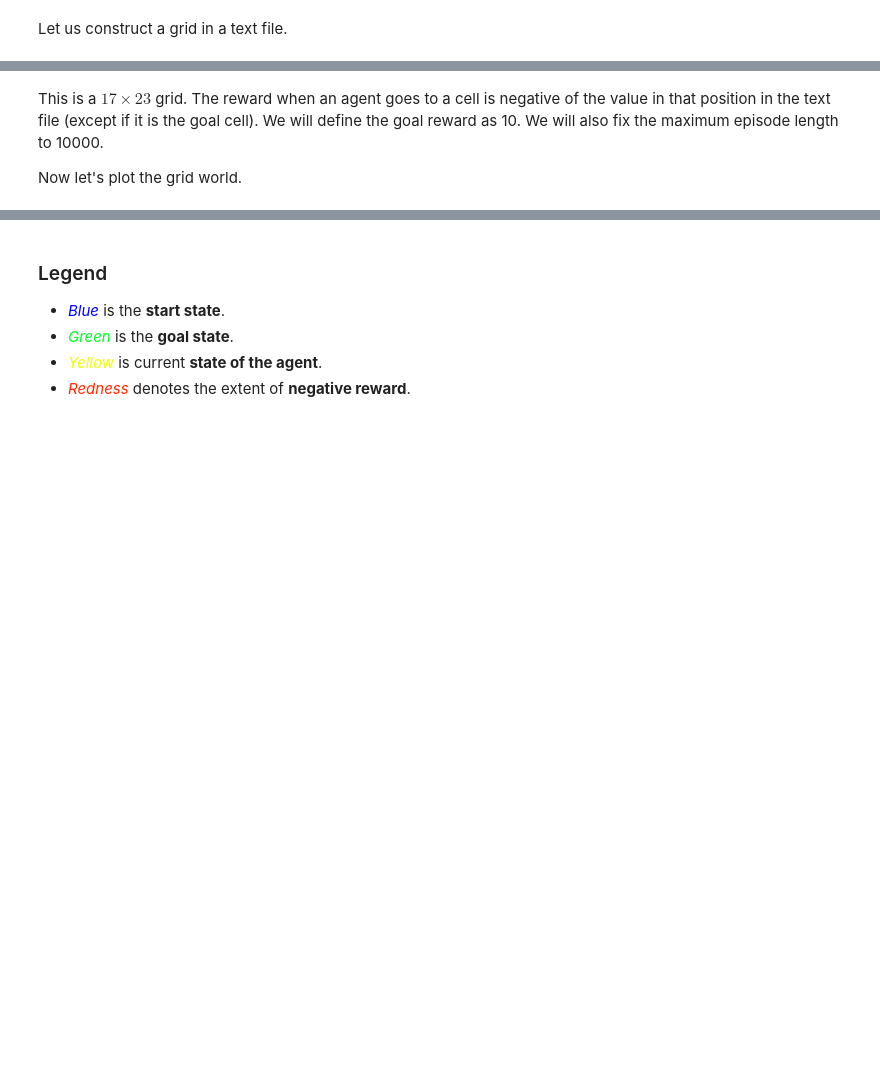
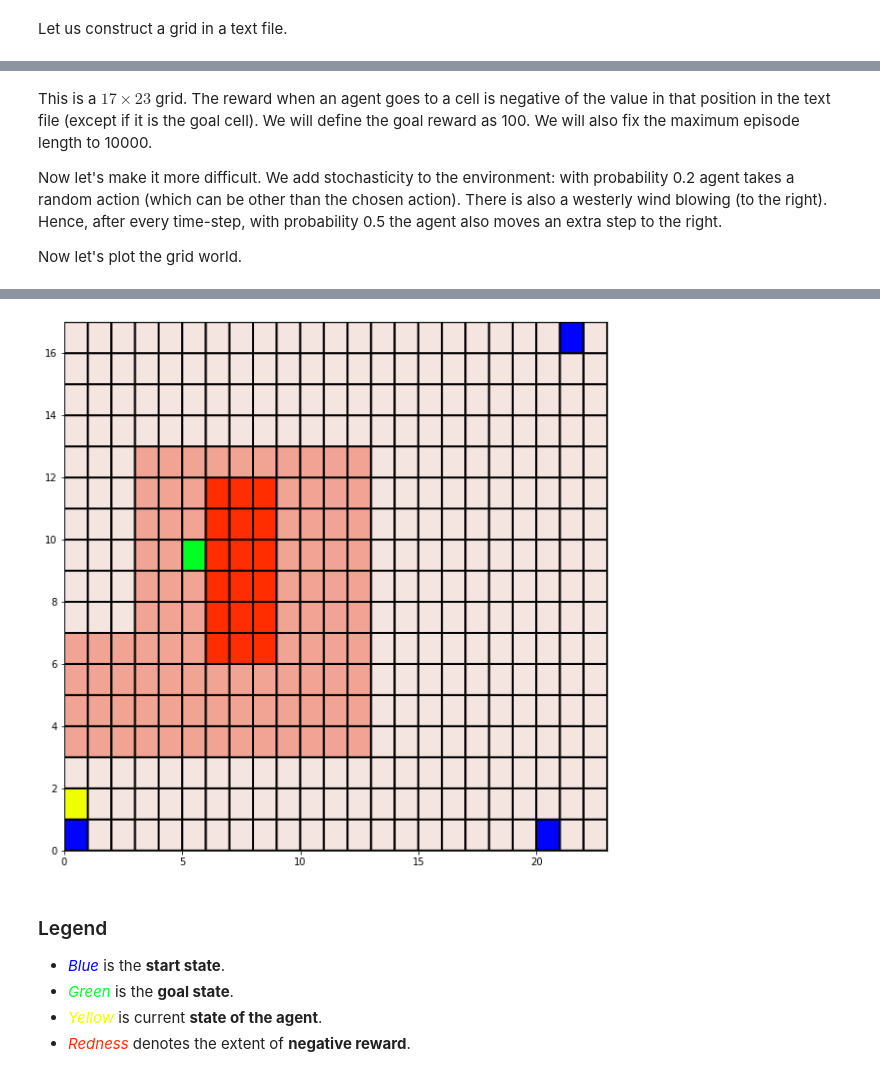
Before and after one commit to kage08/DRDO_RL_Tutorial, a Jupyter notebook: Q_SARSA/QLearning_SARSA.ipynb, the cells around one changed output, grey strips where cells are left out. Cells and saved outputs as stored; diff of their text form; code cells hidden in the pictures; blank space fills up the shorter version.

```diff
--- a/Q_SARSA/QLearning_SARSA.ipynb
+++ b/Q_SARSA/QLearning_SARSA.ipynb
@@ -31,11 +25,11 @@ The agent can move from one grid coordinate to one of its adjacent grids using o
 Actions that can result in taking the agent off the grid will not yield any effect.
 Lets look at the environment.
 # %%
-UP = 0
-DOWN = 1
+DOWN = 0
+UP = 1
 LEFT = 2
 RIGHT = 3
-actions = [UP, DOWN, LEFT, RIGHT]
+actions = [DOWN, UP, LEFT, RIGHT]
 # %% [markdown]
 Let us construct a grid in a text file.
 # %%
@@ -51,18 +55,22 @@ Let us construct a grid in a text file.
 # %% [markdown]
-This is a $17\times 23$ grid. The reward when an agent goes to a cell is negative of the value in that position in the text file (except if it is the goal cell). We will define the goal reward as 10. We will also fix the maximum episode length to 10000.
+This is a $17\times 23$ grid. The reward when an agent goes to a cell is negative of the value in that position in the text file (except if it is the goal cell). We will define the goal reward as 100. We will also fix the maximum episode length to 10000.
+
+Now let's make it more difficult. We add stochasticity to the environment: with probability 0.2 agent takes a random action (which can be other than the chosen action).
+There is also a westerly wind blowing (to the right). Hence, after every time-step, with probability 0.5 the agent also moves an extra step to the right.
 
 Now let's plot the grid world.
 # %%
 world = 'grid_world2.txt'
-goal_reward = 10
-start_states = [(0,0)]
-goal_states=[(10,10)]
+goal_reward = 100
+start_states = [(0,0), (0,20), (16,21)]
+goal_states=[(9,5)]
 max_steps=10000
 
-from grid_world import GridWorldEnv
-env = GridWorldEnv(world, goal_reward=goal_reward, start_states=start_states, goal_states=goal_states,
-                max_steps=max_steps)
+from grid_world import GridWorldEnv, GridWorldWindyEnv
+env = GridWorldWindyEnv(world, goal_reward=goal_reward, start_states=start_states, goal_states=goal_states,
+                max_steps=max_steps, action_fail_prob=0.2)
 plt.figure(figsize=(10, 10))
-env.step(DOWN)
+# Go UP
+env.step(UP)
 env.render(ax=plt, render_agent=True)
 # %% [output]
@@ -71,3 +77,4 @@ env.render(ax=plt, render_agent=True)
+[figure, added]
 # %% [markdown]
 ### Legend
 - <span style="color:#0004FF">*Blue*</span> is the **start state**.
```
Also changed, not shown: parts of 35 cells of this notebook, 1 other file.
